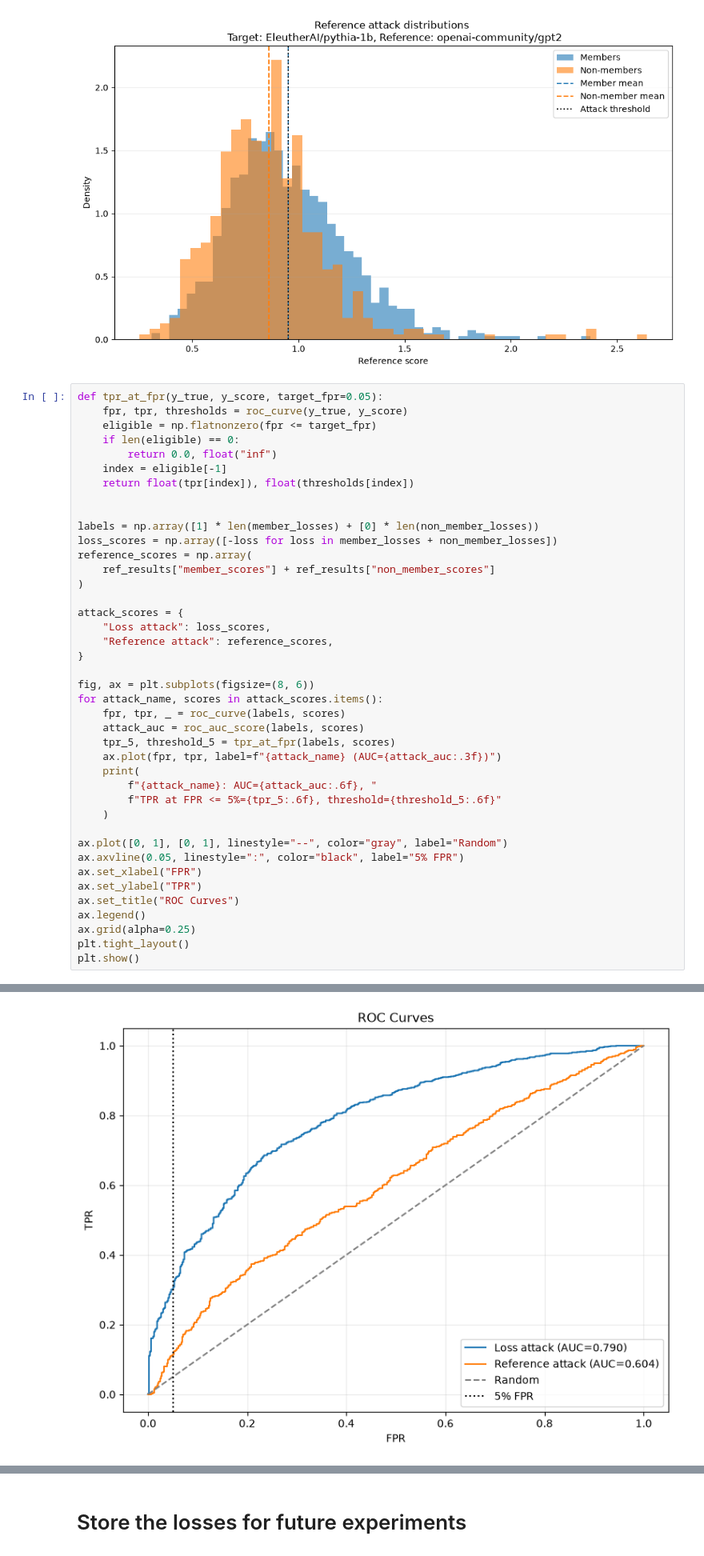
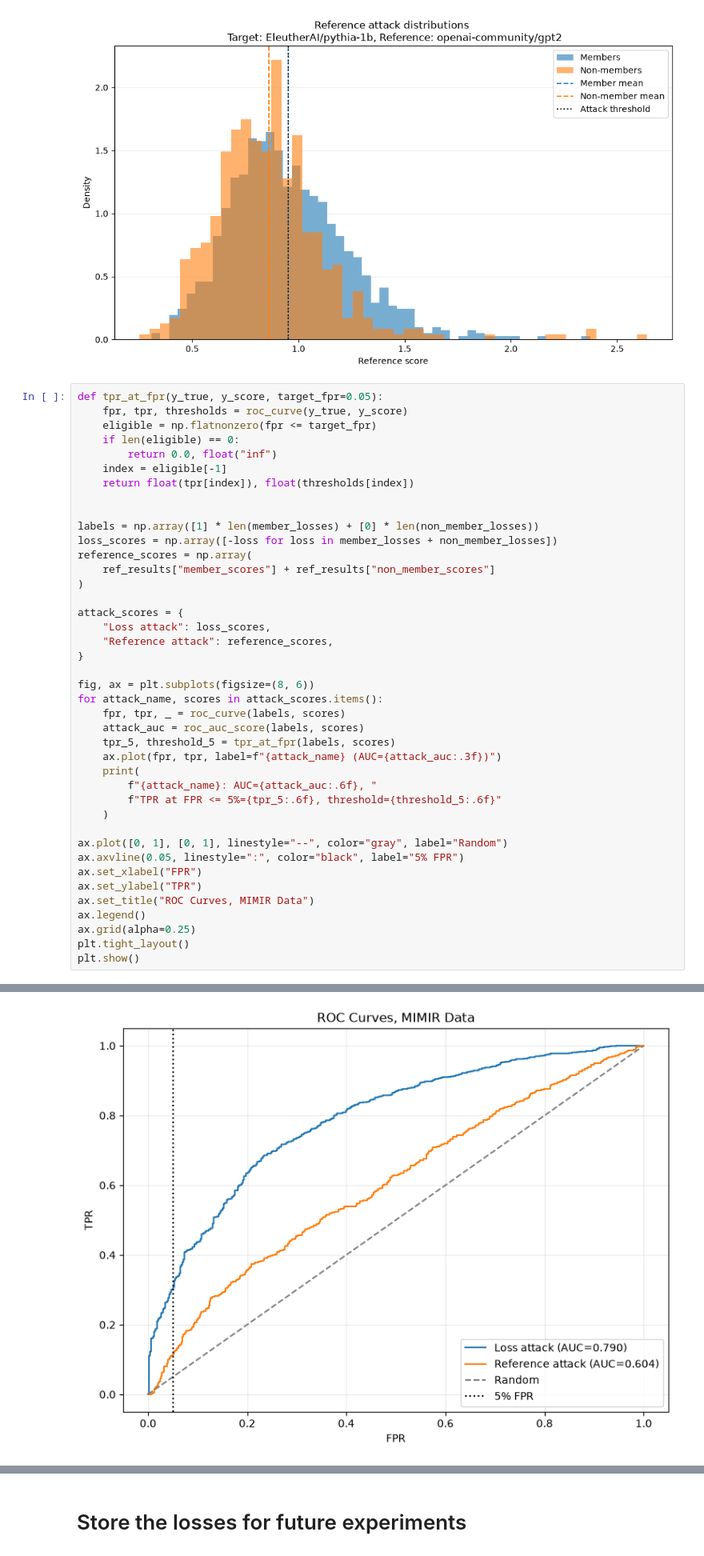
Before and after one commit to NikiLalev/data_privacy, a Jupyter notebook: ass1/notebooks/refference_attack.ipynb, the cells around one changed output, grey strips where cells are left out. Shown at 80% size. Drawn from its saved outputs; the diff is of its cells as text.

```diff
--- a/ass1/notebooks/refference_attack.ipynb
+++ b/ass1/notebooks/refference_attack.ipynb
@@ -279,32 +279,32 @@ reference_scores = np.array(
     ref_results["member_scores"] + ref_results["non_member_scores"]
 )
 
 attack_scores = {
     "Loss attack": loss_scores,
     "Reference attack": reference_scores,
 }
 
 fig, ax = plt.subplots(figsize=(8, 6))
 for attack_name, scores in attack_scores.items():
     fpr, tpr, _ = roc_curve(labels, scores)
     attack_auc = roc_auc_score(labels, scores)
     tpr_5, threshold_5 = tpr_at_fpr(labels, scores)
     ax.plot(fpr, tpr, label=f"{attack_name} (AUC={attack_auc:.3f})")
     print(
         f"{attack_name}: AUC={attack_auc:.6f}, "
         f"TPR at FPR <= 5%={tpr_5:.6f}, threshold={threshold_5:.6f}"
     )
 
 ax.plot([0, 1], [0, 1], linestyle="--", color="gray", label="Random")
 ax.axvline(0.05, linestyle=":", color="black", label="5% FPR")
 ax.set_xlabel("FPR")
 ax.set_ylabel("TPR")
-ax.set_title("ROC Curves")
+ax.set_title("ROC Curves, MIMIR Data")
 ax.legend()
 ax.grid(alpha=0.25)
 plt.tight_layout()
 plt.show()
 # %% [output]
 Loss attack: AUC=0.789545, TPR at FPR <= 5%=0.301000, threshold=-1.930752
 Reference attack: AUC=0.603523, TPR at FPR <= 5%=0.113000, threshold=1.284255
-[figure, old version]
+[figure, new version]
```
Also changed, not shown: parts of 1 cell of this notebook, 1 other file.
